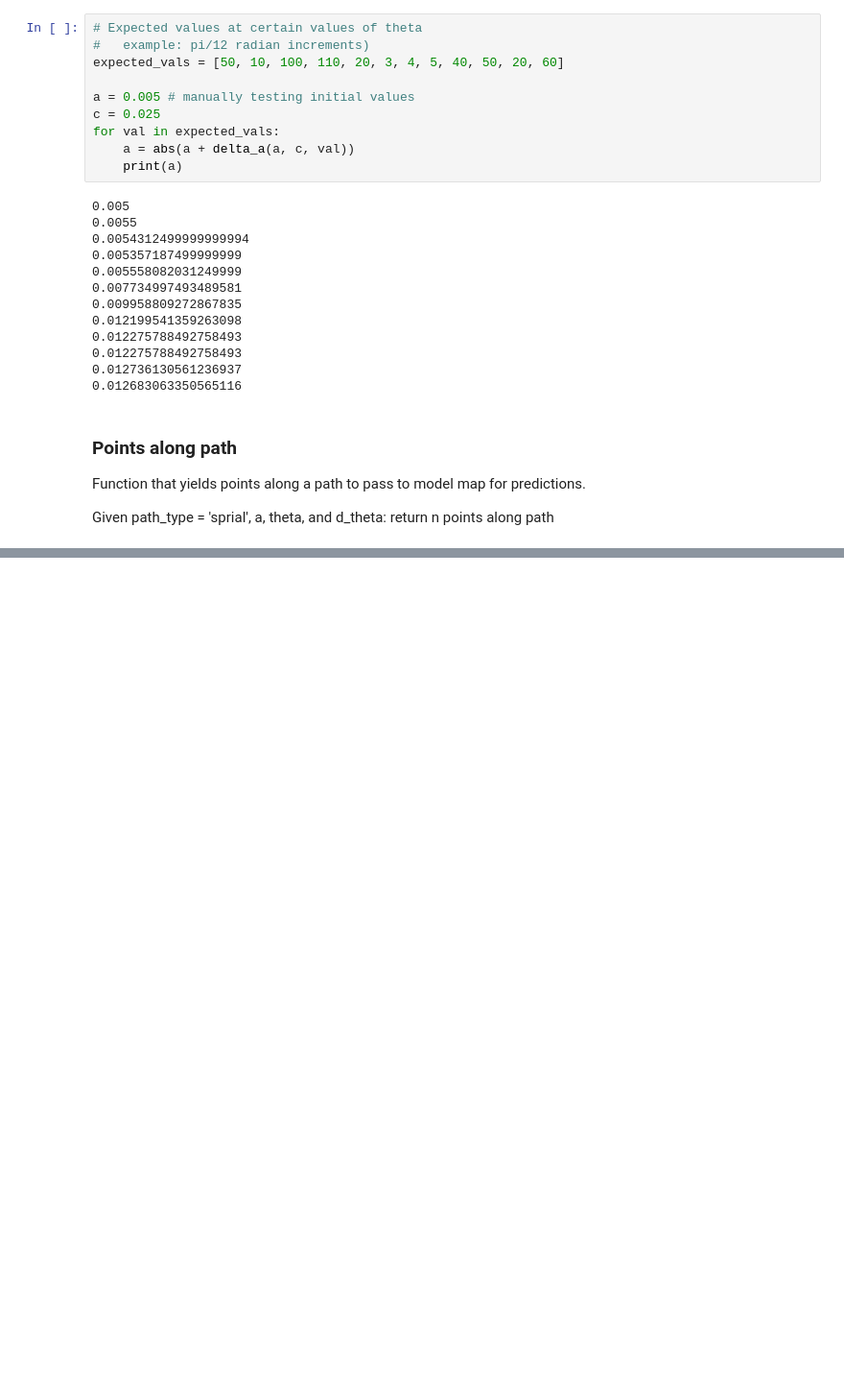
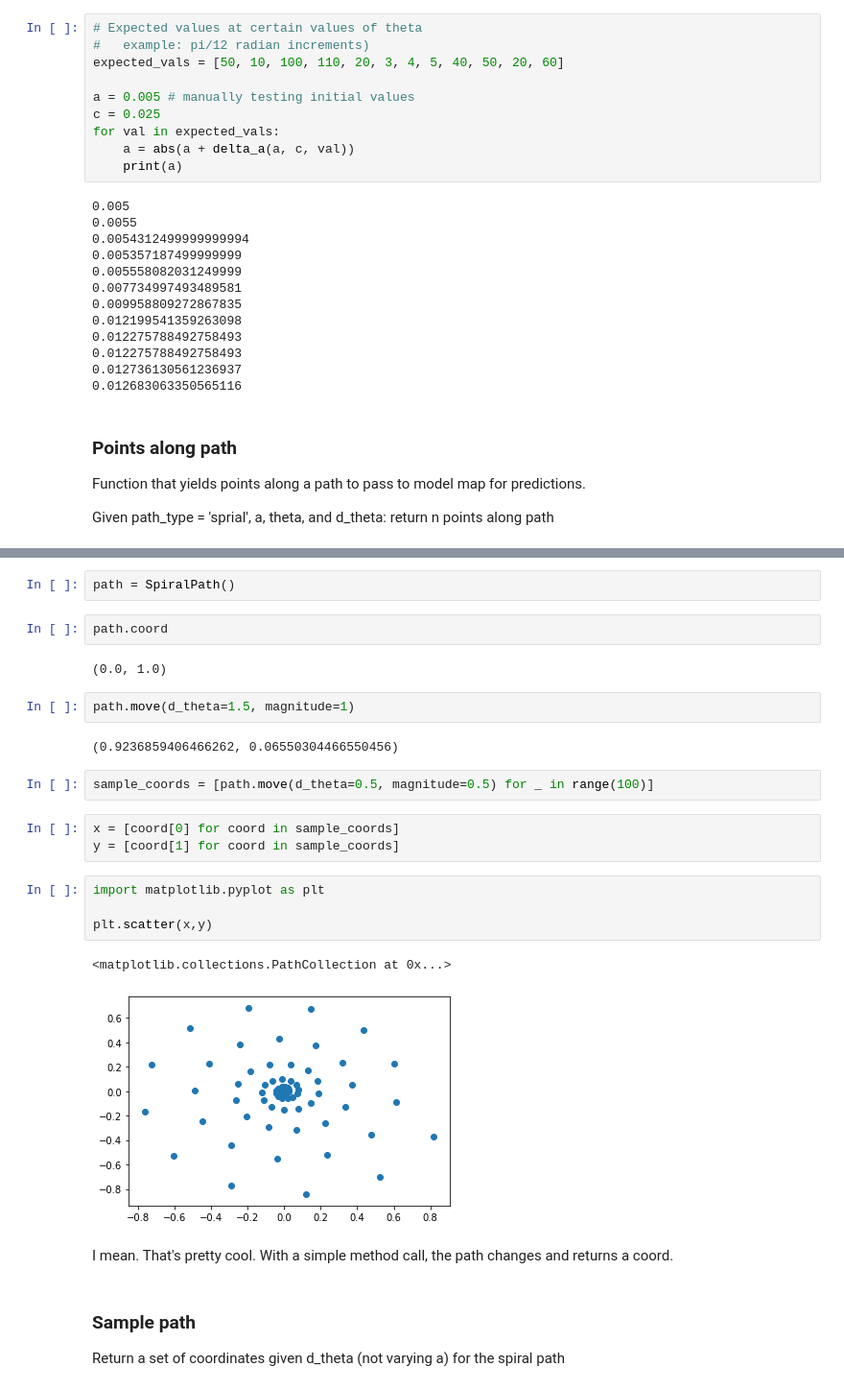
Before and after one commit to BloomTech-Labs/yelp-dataset-challenge-2-ds, a Jupyter notebook: scraper/pathing_dev.ipynb, the cells around one changed output, grey strips where cells are left out. Shown at 96% size. Saved outputs shown, nothing was run; the diff lists cells and outputs as text; blank space fills up the shorter version.

Commit message:
SpiralPath move implemented and tested in Jupyter.

```diff
--- a/scraper/pathing_dev.ipynb
+++ b/scraper/pathing_dev.ipynb
@@ -153,0 +162,28 @@ np.pi
+# %%
+path = SpiralPath()
+# %%
+path.coord
+# %% [output]
+(0.0, 1.0)
+# %%
+path.move(d_theta=1.5, magnitude=1)
+# %% [output]
+(0.9236859406466262, 0.06550304466550456)
+# %%
+sample_coords = [path.move(d_theta=0.5, magnitude=0.5) for _ in range(100)]
+# %%
+x = [coord[0] for coord in sample_coords]
+y = [coord[1] for coord in sample_coords]
+# %%
+import matplotlib.pyplot as plt
+
+plt.scatter(x,y)
+# %% [output]
+<matplotlib.collections.PathCollection at 0x...>
+[figure, added]
+# %% [markdown]
+I mean. That's pretty cool.  With a simple method call, the path changes and returns a coord.
+# %% [markdown]
+### Sample path
+
+Return a set of coordinates given d_theta (not varying a) for the spiral path
```
Also changed, not shown: parts of 3 cells of this notebook, 2 other files.
